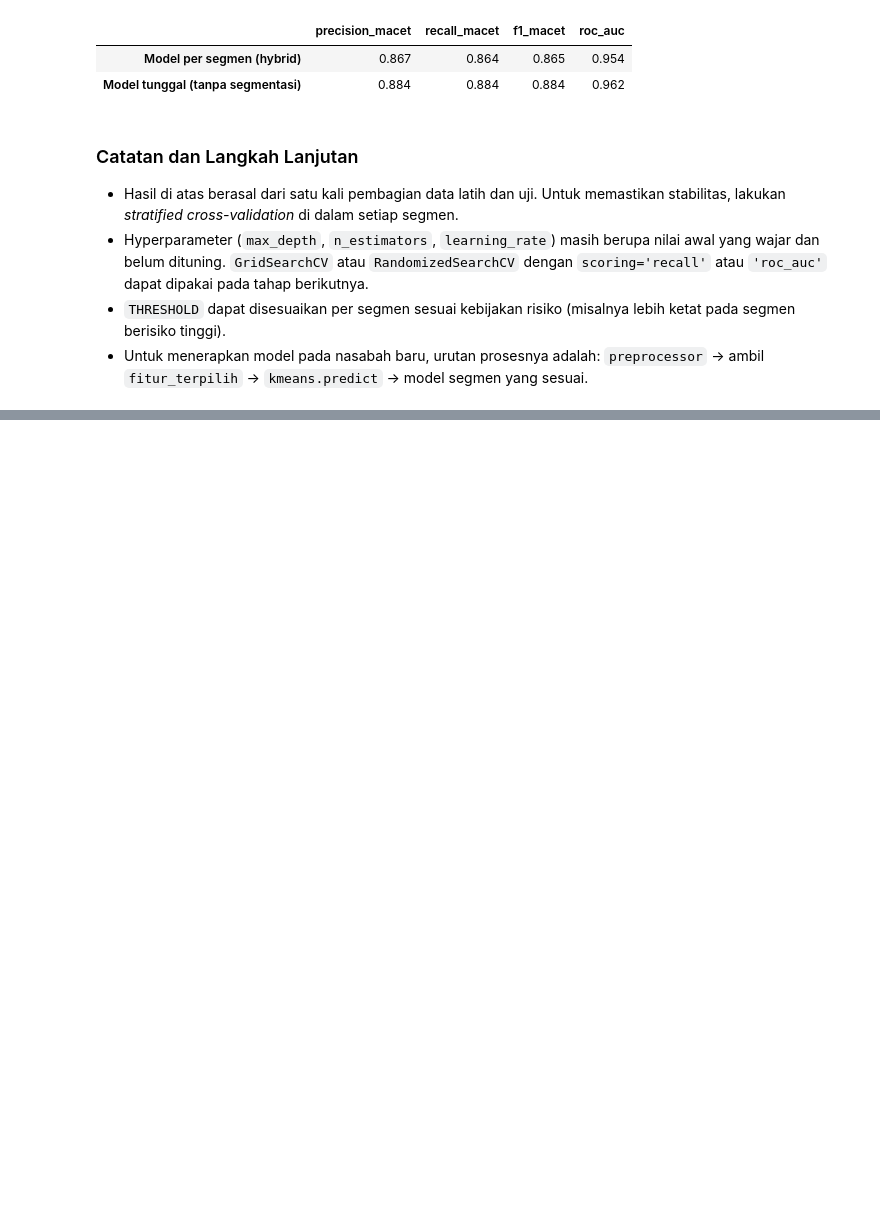
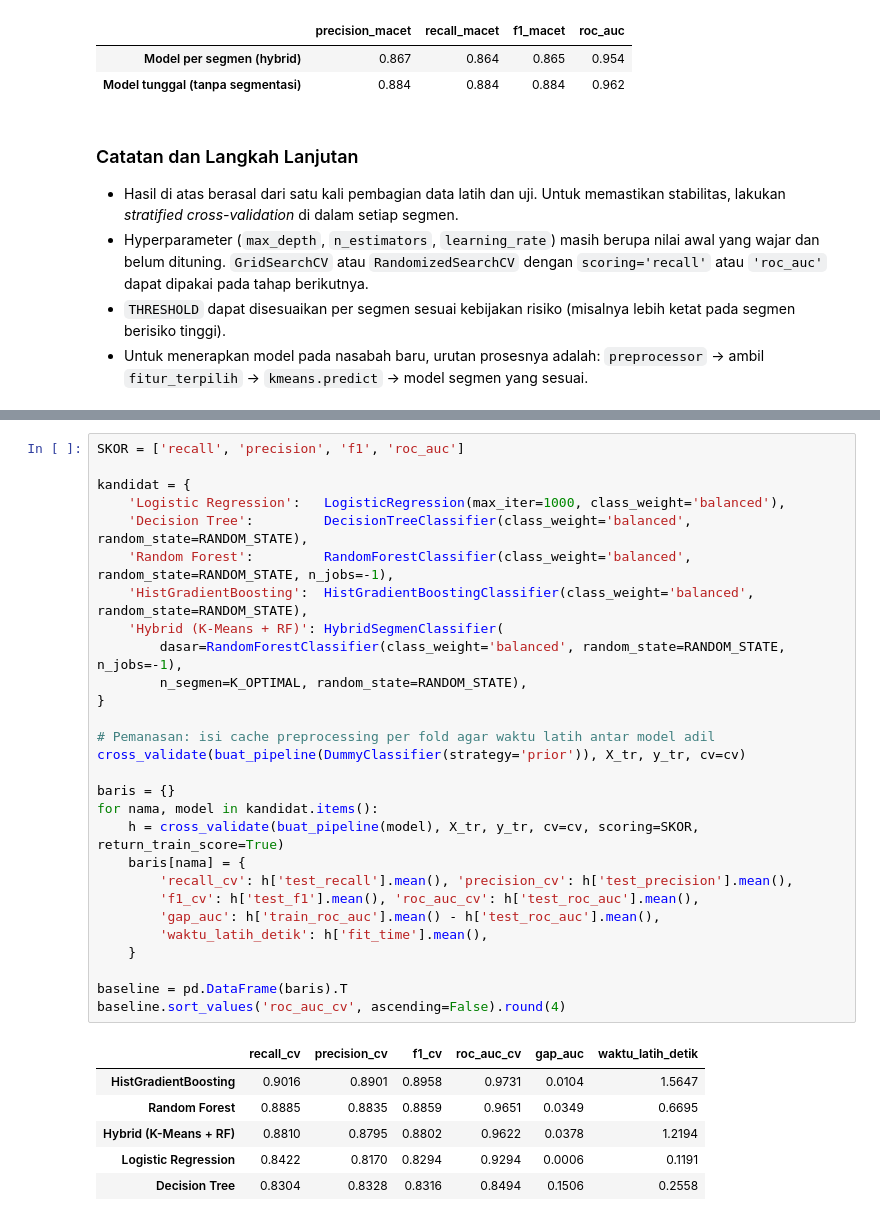
Before and after one commit to Yaboku29/credit-risk-mitigation-segmentation, a Jupyter notebook: coba.ipynb, the cells around one changed output, grey strips where cells are left out. Drawn from its saved outputs; the diff is of its cells as text; blank space fills up the shorter version.

```diff
--- a/coba.ipynb
+++ b/coba.ipynb
@@ -1031,0 +1266,35 @@ weighted avg      0.881     0.881     0.881      9825
+# %%
+SKOR = ['recall', 'precision', 'f1', 'roc_auc']
+
+kandidat = {
+    'Logistic Regression':   LogisticRegression(max_iter=1000, class_weight='balanced'),
+    'Decision Tree':         DecisionTreeClassifier(class_weight='balanced', random_state=RANDOM_STATE),
+    'Random Forest':         RandomForestClassifier(class_weight='balanced', random_state=RANDOM_STATE, n_jobs=-1),
+    'HistGradientBoosting':  HistGradientBoostingClassifier(class_weight='balanced', random_state=RANDOM_STATE),
+    'Hybrid (K-Means + RF)': HybridSegmenClassifier(
+        dasar=RandomForestClassifier(class_weight='balanced', random_state=RANDOM_STATE, n_jobs=-1),
+        n_segmen=K_OPTIMAL, random_state=RANDOM_STATE),
+}
+
+# Pemanasan: isi cache preprocessing per fold agar waktu latih antar model adil
+cross_validate(buat_pipeline(DummyClassifier(strategy='prior')), X_tr, y_tr, cv=cv)
+
+baris = {}
+for nama, model in kandidat.items():
+    h = cross_validate(buat_pipeline(model), X_tr, y_tr, cv=cv, scoring=SKOR, return_train_score=True)
+    baris[nama] = {
+        'recall_cv': h['test_recall'].mean(), 'precision_cv': h['test_precision'].mean(),
+        'f1_cv': h['test_f1'].mean(), 'roc_auc_cv': h['test_roc_auc'].mean(),
+        'gap_auc': h['train_roc_auc'].mean() - h['test_roc_auc'].mean(),
+        'waktu_latih_detik': h['fit_time'].mean(),
+    }
+
+baseline = pd.DataFrame(baris).T
+baseline.sort_values('roc_auc_cv', ascending=False).round(4)
+# %% [output]
+|  | recall_cv | precision_cv | f1_cv | roc_auc_cv | gap_auc | waktu_latih_detik |
+| HistGradientBoosting | 0.9016 | 0.8901 | 0.8958 | 0.9731 | 0.0104 | 1.5647 |
+| Random Forest | 0.8885 | 0.8835 | 0.8859 | 0.9651 | 0.0349 | 0.6695 |
+| Hybrid (K-Means + RF) | 0.8810 | 0.8795 | 0.8802 | 0.9622 | 0.0378 | 1.2194 |
+| Logistic Regression | 0.8422 | 0.8170 | 0.8294 | 0.9294 | 0.0006 | 0.1191 |
+| Decision Tree | 0.8304 | 0.8328 | 0.8316 | 0.8494 | 0.1506 | 0.2558 |
```
Also changed, not shown: parts of 20 cells of this notebook, 9 other files.
